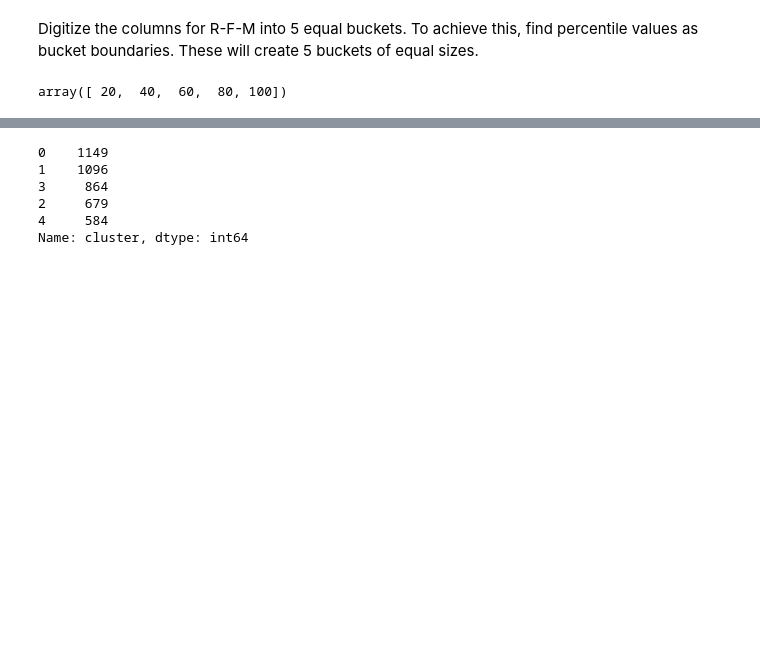
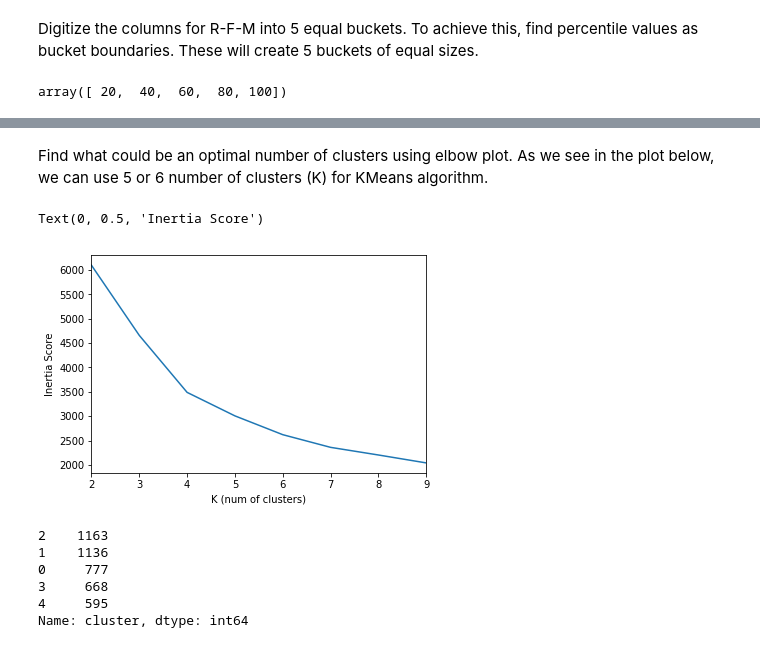
Before and after one commit to abulbasar/machine-learning, a Jupyter notebook: Scikit - 28 Clustering - Online Retail Sales Data.ipynb, the cells around one changed output, grey strips where cells are left out. Cells and saved outputs as stored; diff of their text form; code cells hidden in the pictures; blank space fills up the shorter version.

```diff
--- a/Scikit - 28 Clustering - Online Retail Sales Data.ipynb
+++ b/Scikit - 28 Clustering - Online Retail Sales Data.ipynb
@@ -262,3 +265,18 @@ array([[-1.4197454 , -1.3932986 , -1.4138902 ],
+# %% [markdown]
+Find what could be an optimal number of clusters using elbow plot. As we see in the plot below, we can use 5 or 6 number of clusters (K) for KMeans algorithm.
+# %%
+inertias = {}
+for k in range(2, 10):
+    kmeans = cluster.KMeans(n_clusters=k, random_state=1)
+    kmeans.fit(X)
+    inertias[k] = kmeans.inertia_
+
+pd.Series(inertias).plot()
+plt.xlabel("K (num of clusters)")
+plt.ylabel("Inertia Score")
+# %% [output]
+Text(0, 0.5, 'Inertia Score')
+[figure, added]
 # %%
 k = 5
 kmeans = cluster.KMeans(n_clusters=k, random_state = 1)
@@ -266,9 +284,9 @@ rfm["cluster"] = kmeans.fit_predict(X)
 # %%
 rfm.cluster.value_counts()
 # %% [output]
-0    1149
-1    1096
-3     864
-2     679
-4     584
+2    1163
+1    1136
+0     777
+3     668
+4     595
 Name: cluster, dtype: int64
```
Also changed, not shown: parts of 8 cells of this notebook, 1 other file.
